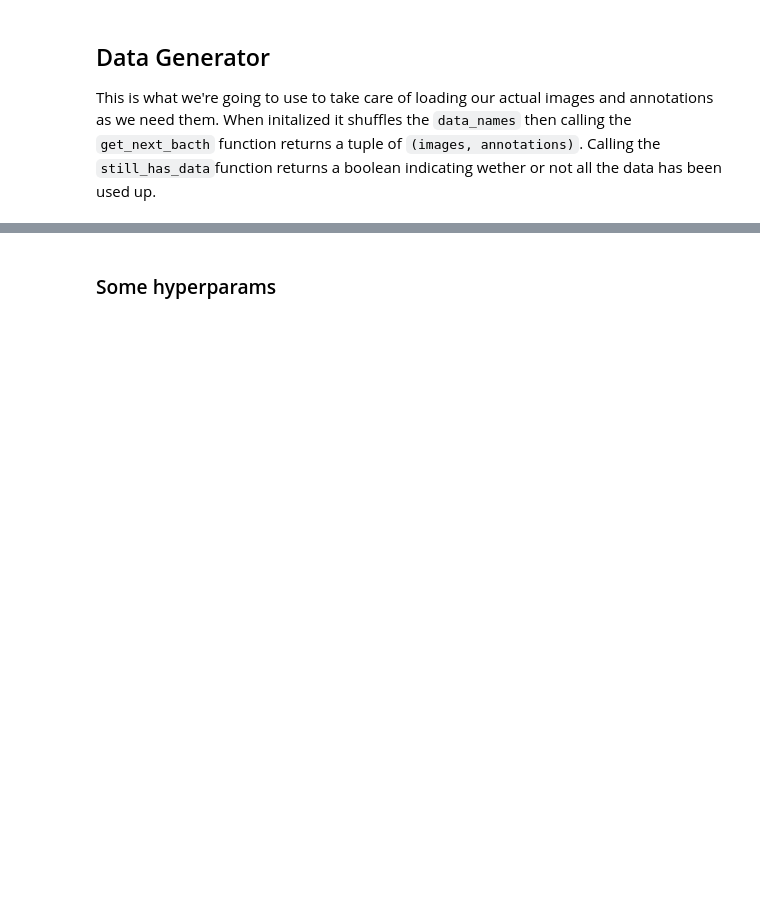
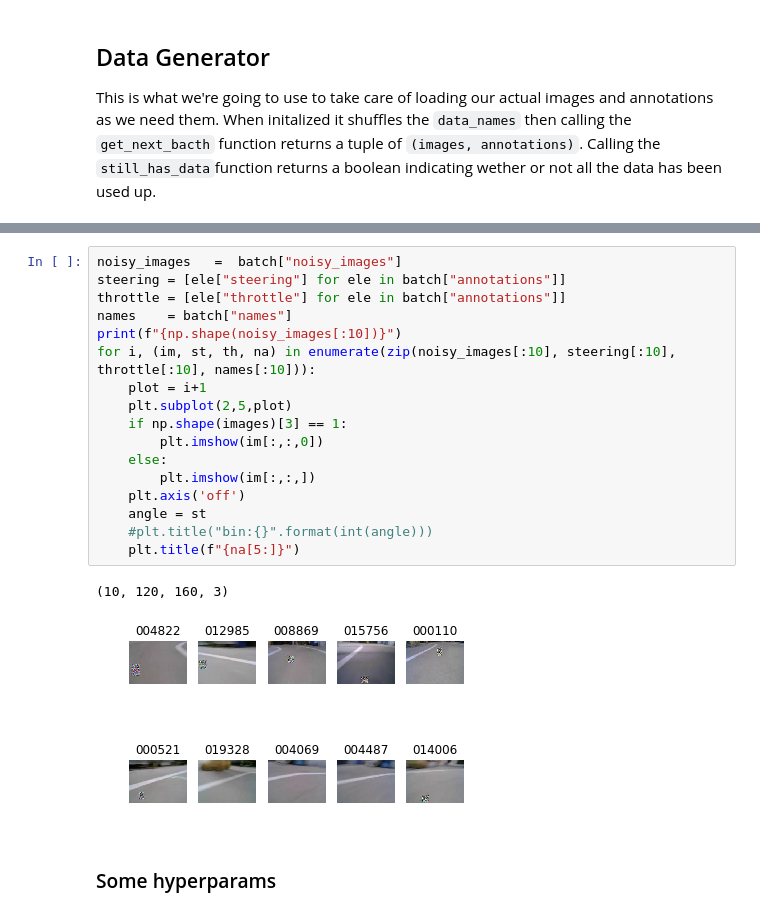
Before and after one commit to tall-josh/fyp_diy_robo_car, a Jupyter notebook: car_vae/tf_vae.ipynb, the cells around one changed output, grey strips where cells are left out. Cells and saved outputs as stored; diff of their text form; blank space fills up the shorter version.

```diff
--- a/car_vae/tf_vae.ipynb
+++ b/car_vae/tf_vae.ipynb
@@ -104,3 +114,23 @@ for i, (im, st, th, na) in enumerate(zip(images[:10], steering[:10], throttle[:1
+# %%
+noisy_images   =  batch["noisy_images"]
+steering = [ele["steering"] for ele in batch["annotations"]]
+throttle = [ele["throttle"] for ele in batch["annotations"]]
+names    = batch["names"]
+print(f"{np.shape(noisy_images[:10])}")
+for i, (im, st, th, na) in enumerate(zip(noisy_images[:10], steering[:10], throttle[:10], names[:10])):
+    plot = i+1
+    plt.subplot(2,5,plot)
+    if np.shape(images)[3] == 1:
+        plt.imshow(im[:,:,0])
+    else:
+        plt.imshow(im[:,:,])
+    plt.axis('off')
+    angle = st
+    #plt.title("bin:{}".format(int(angle)))
+    plt.title(f"{na[5:]}")
+# %% [output]
+(10, 120, 160, 3)
+[figure, added]
 # %% [markdown]
 
 ### Some hyperparams
```
Also changed, not shown: parts of 19 cells of this notebook, 9 other files.
